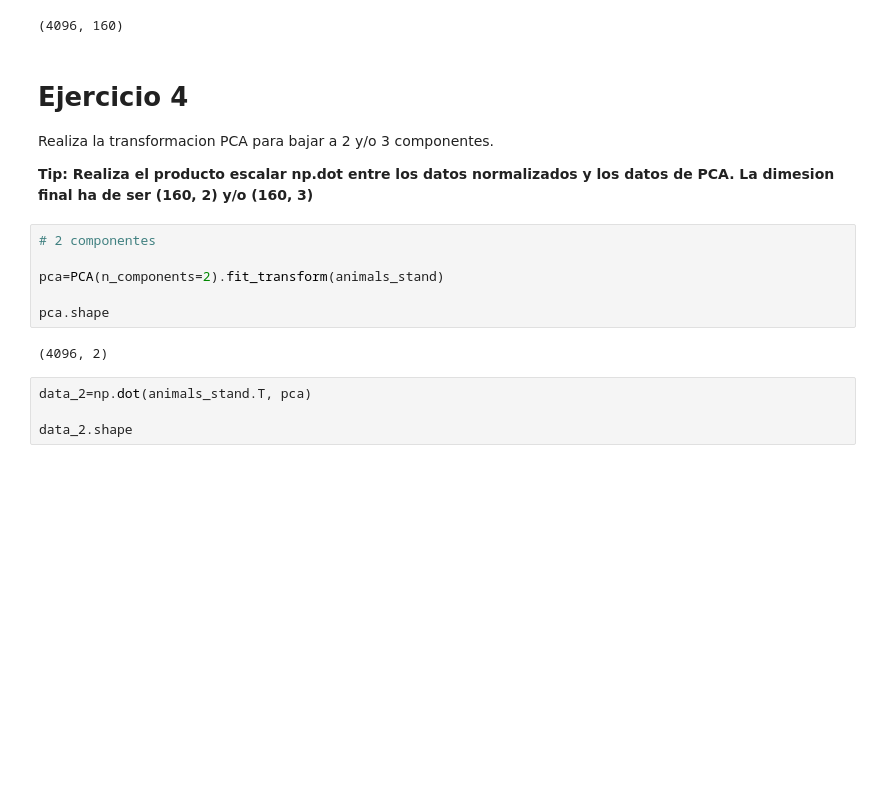
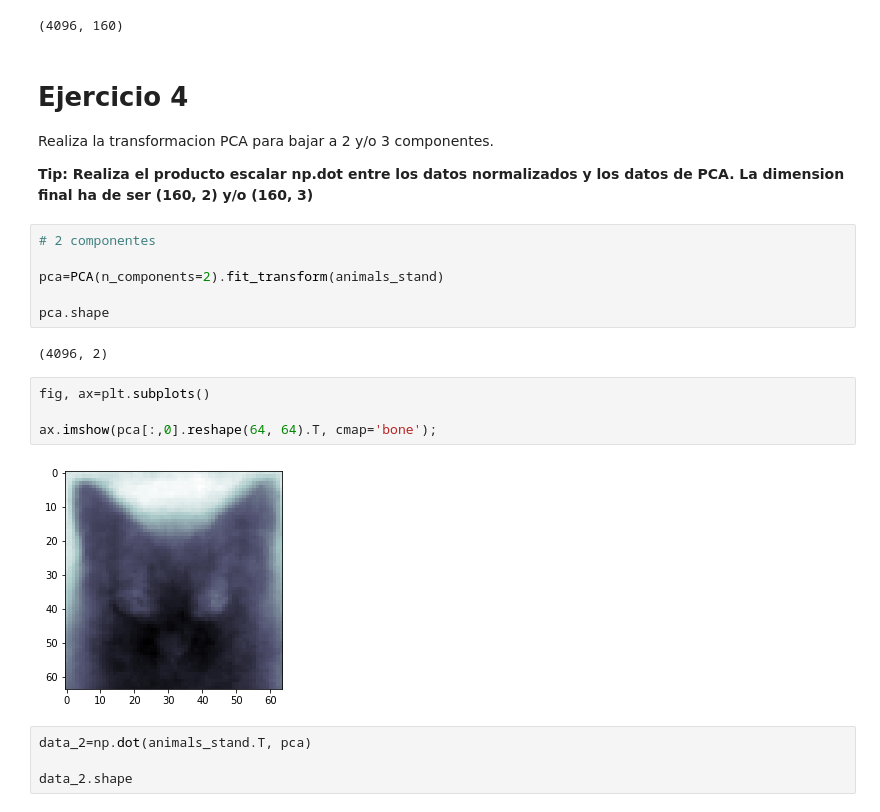
Before and after one commit to YonatanRA/ds_tb_part_21_09, a Jupyter notebook: 02-Data_Analysis/ejercicios/soluciones/11 - Solucion Ejercicio PCA.ipynb, the cells around one changed output. Cells and saved outputs as stored; diff of their text form; blank space fills up the shorter version.

```diff
--- a/02-Data_Analysis/ejercicios/soluciones/11 - Solucion Ejercicio PCA.ipynb
+++ b/02-Data_Analysis/ejercicios/soluciones/11 - Solucion Ejercicio PCA.ipynb
@@ -77,7 +67,7 @@ animals_stand.shape
 
 Realiza la transformacion PCA para bajar a 2 y/o 3 componentes.
 
-**Tip: Realiza el producto escalar np.dot entre los datos normalizados y los datos de PCA. La dimesion final ha de ser (160, 2) y/o (160, 3)**
+**Tip: Realiza el producto escalar np.dot entre los datos normalizados y los datos de PCA. La dimension final ha de ser (160, 2) y/o (160, 3)**
 # %%
 # 2 componentes
 
@@ -86,6 +76,12 @@ pca=PCA(n_components=2).fit_transform(animals_stand)
 pca.shape
 # %% [output]
 (4096, 2)
+# %%
+fig, ax=plt.subplots()
+
+ax.imshow(pca[:,0].reshape(64, 64).T, cmap='bone');
+# %% [output]
+[figure, added]
 # %%
 data_2=np.dot(animals_stand.T, pca)
 
```
Also changed, not shown: parts of 5 cells of this notebook.
